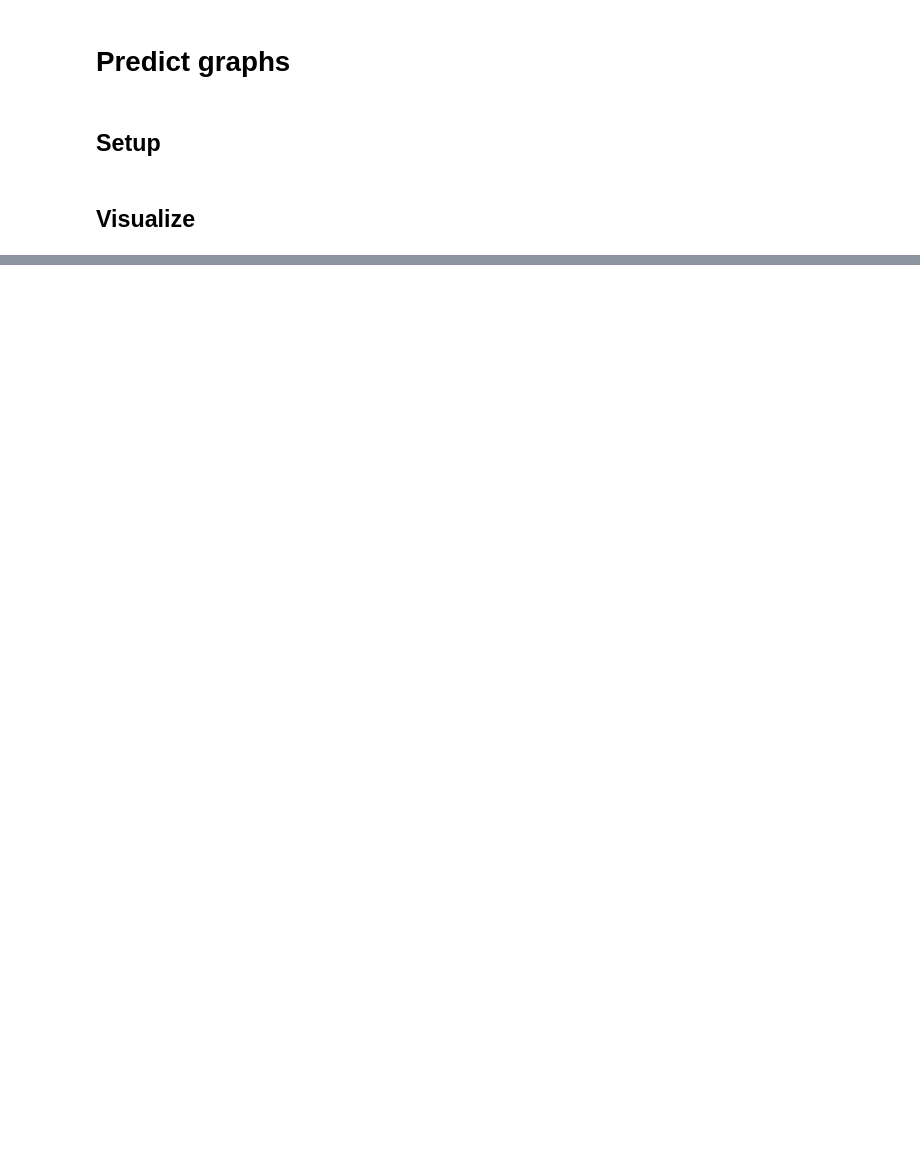
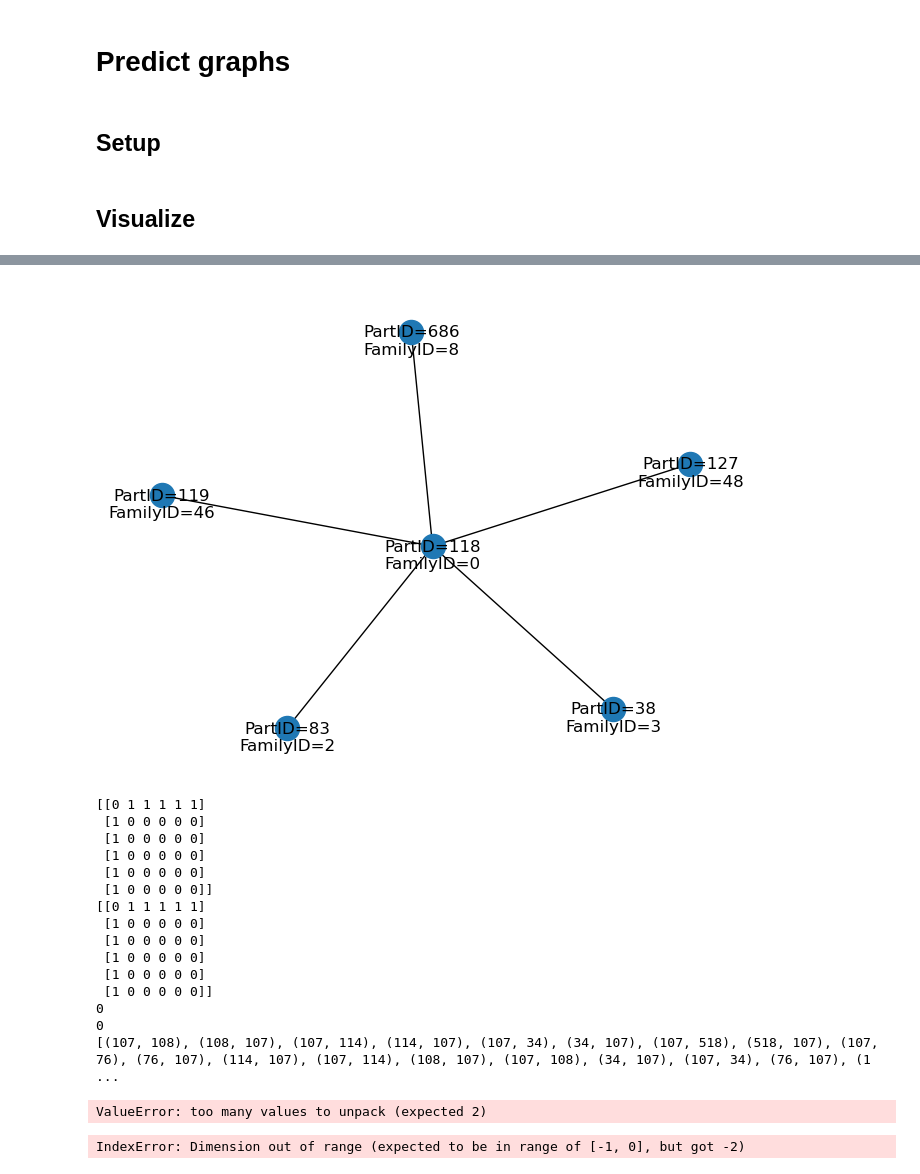
Before and after one commit to javajonny/ai-lecture-project, a Jupyter notebook: predict.ipynb, the cells around one changed output, grey strips where cells are left out. Saved outputs shown, nothing was run; the diff lists cells and outputs as text; code cells hidden in the pictures; blank space fills up the shorter version.

```diff
--- a/predict.ipynb
+++ b/predict.ipynb
@@ -220,0 +545,25 @@ TypeError: 'Graph' object is not iterable
+# %%
+training_set[0][1].draw()
+part_order = tuple(sorted(training_set[0][1].get_parts(), key=lambda part: part.get_part_id()))
+print(Graph.get_adjacency_matrix(training_set[0][1], part_order))
+print(training_set.graph_to_local_adjacency_matrix(training_set[0][1]))
+print(training_set.graph_to_global_adjacency_matrix(training_set[0][1])[83][117])
+print(training_set.graph_to_global_adjacency_matrix(training_set[0][1])[118][83])
+print(training_set.graph_to_edge_list(training_set[0][1]))
+# %% [output]
+[figure, added]
+[[0 1 1 1 1 1]
+ [1 0 0 0 0 0]
+ [1 0 0 0 0 0]
+ [1 0 0 0 0 0]
+ [1 0 0 0 0 0]
+ [1 0 0 0 0 0]]
+[[0 1 1 1 1 1]
+ [1 0 0 0 0 0]
+ [1 0 0 0 0 0]
+ [1 0 0 0 0 0]
+ [1 0 0 0 0 0]
+ [1 0 0 0 0 0]]
+0
+0
+[(107, 108), (108, 107), (107, 114), (114, 107), (107, 34), (34, 107), (107, 518), (518, 107), (107, 76), (76, 107), (114, 107), (107, 114), (108, 107), (107, 108), (34, 107), (107, 34), (76, 107), (1 ...
@@ -220,0 +684,20 @@ TypeError: 'Graph' object is not iterable
+# %%
+for a, b in train_loader:
+    print(a)
+    print
+# %% [output]
+ValueError: too many values to unpack (expected 2)
+# %%
+epochs = 50  # Number of epochs
+for epoch in range(epochs):
+    train_loss = train_one_epoch(model, train_loader, optimizer, criterion, device)  # Train for one epoch
+    val_accuracy, val_precision, val_recall, val_f1 = validate(model, val_loader, device)  # Validate on the validation set
+
+    print(f"Epoch {epoch + 1}/{epochs}")
+    print(f"Train Loss: {train_loss:.4f}")
+    print(f"Validation Accuracy: {val_accuracy:.4f}")
+    print(f"Validation Precision: {val_precision:.4f}")
+    print(f"Validation Recall: {val_recall:.4f}")
+    print(f"Validation F1 Score: {val_f1:.4f}")
+# %% [output]
+IndexError: Dimension out of range (expected to be in range of [-1, 0], but got -2)
```
Also changed, not shown: parts of 37 cells of this notebook.
